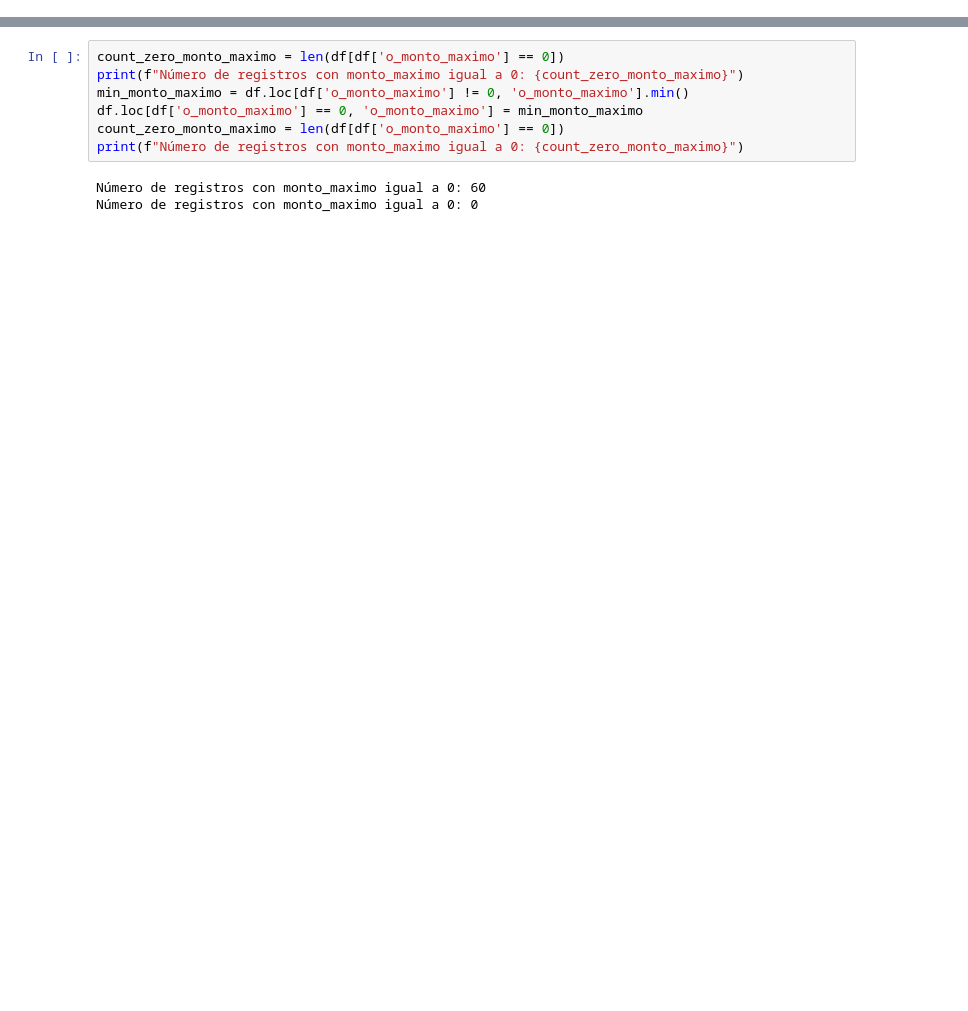
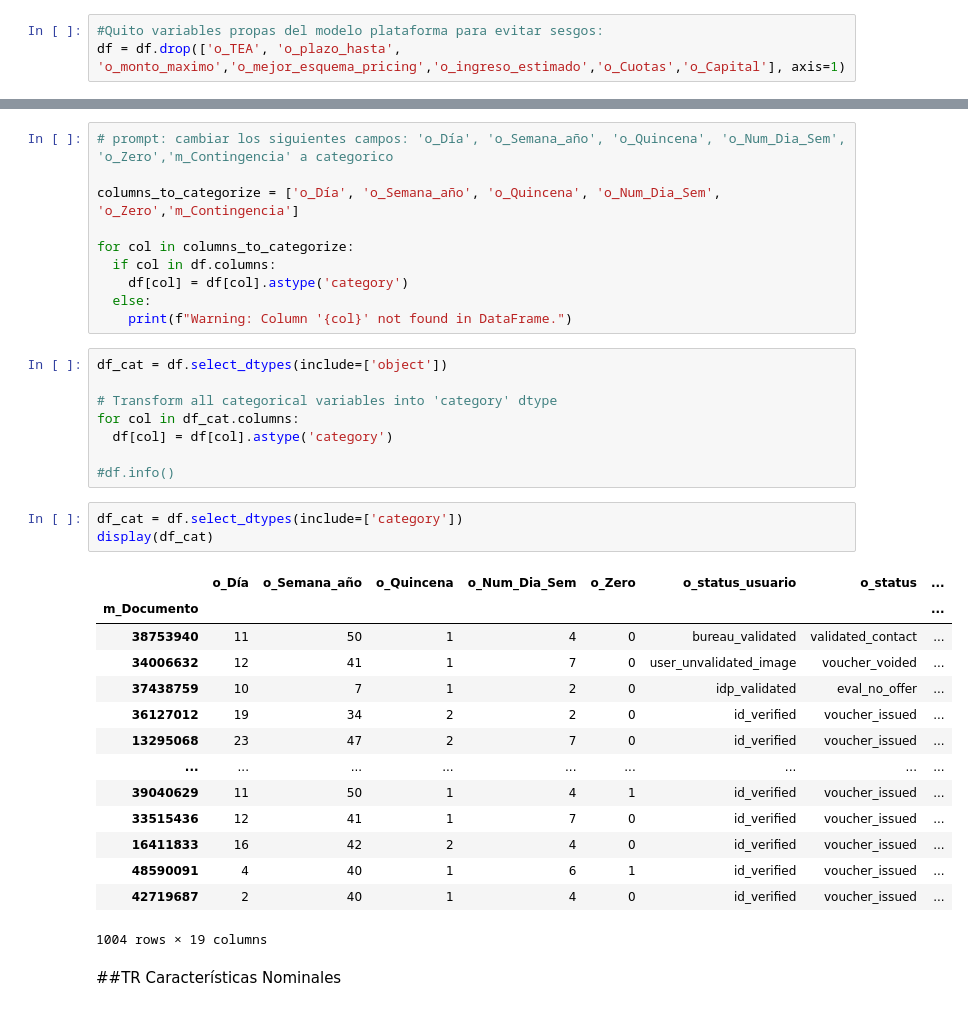
Before and after one commit to gabipalacios/Python, a Jupyter notebook: RiesgoZ2capa_V11.ipynb, the cells around one changed output, grey strips where cells are left out. Cells and saved outputs as stored; diff of their text form; blank space fills up the shorter version.

```diff
--- a/RiesgoZ2capa_V11.ipynb
+++ b/RiesgoZ2capa_V11.ipynb
@@ -67,3 +123,6 @@ df = df.drop('o_Hora', axis=1)
+# %%
+#Quito variables propas del modelo plataforma para evitar sesgos:
+df = df.drop(['o_TEA', 'o_plazo_hasta', 'o_monto_maximo','o_mejor_esquema_pricing','o_ingreso_estimado','o_Cuotas','o_Capital'], axis=1)
 # %%
 df.columns
 # %% [output]
@@ -81,11 +138,39 @@ Index(['o_Documento', 'o_Día', 'o_Semana_año', 'o_Quincena', 'o_Num_Dia_Sem',
       dtype='object')
-# %%
-count_zero_monto_maximo = len(df[df['o_monto_maximo'] == 0])
-print(f"Número de registros con monto_maximo igual a 0: {count_zero_monto_maximo}")
-min_monto_maximo = df.loc[df['o_monto_maximo'] != 0, 'o_monto_maximo'].min()
-df.loc[df['o_monto_maximo'] == 0, 'o_monto_maximo'] = min_monto_maximo
-count_zero_monto_maximo = len(df[df['o_monto_maximo'] == 0])
-print(f"Número de registros con monto_maximo igual a 0: {count_zero_monto_maximo}")
-# %% [output]
-Número de registros con monto_maximo igual a 0: 60
-Número de registros con monto_maximo igual a 0: 0
+# %%
+# prompt: cambiar los siguientes campos: 'o_Día', 'o_Semana_año', 'o_Quincena', 'o_Num_Dia_Sem', 'o_Zero','m_Contingencia' a categorico
+
+columns_to_categorize = ['o_Día', 'o_Semana_año', 'o_Quincena', 'o_Num_Dia_Sem', 'o_Zero','m_Contingencia']
+
+for col in columns_to_categorize:
+  if col in df.columns:
+    df[col] = df[col].astype('category')
+  else:
+    print(f"Warning: Column '{col}' not found in DataFrame.")
+# %%
+df_cat = df.select_dtypes(include=['object'])
+
+# Transform all categorical variables into 'category' dtype
+for col in df_cat.columns:
+  df[col] = df[col].astype('category')
+
+#df.info()
+# %%
+df_cat = df.select_dtypes(include=['category'])
+display(df_cat)
+# %% [output]
+|  | o_Día | o_Semana_año | o_Quincena | o_Num_Dia_Sem | o_Zero | o_status_usuario | o_status | ... |
+| m_Documento |  |  |  |  |  |  |  | ... |
+| 38753940 | 11 | 50 | 1 | 4 | 0 | bureau_validated | validated_contact | ... |
+| 34006632 | 12 | 41 | 1 | 7 | 0 | user_unvalidated_image | voucher_voided | ... |
+| 37438759 | 10 | 7 | 1 | 2 | 0 | idp_validated | eval_no_offer | ... |
+| 36127012 | 19 | 34 | 2 | 2 | 0 | id_verified | voucher_issued | ... |
+| 13295068 | 23 | 47 | 2 | 7 | 0 | id_verified | voucher_issued | ... |
+| ... | ... | ... | ... | ... | ... | ... | ... | ... |
+| 39040629 | 11 | 50 | 1 | 4 | 1 | id_verified | voucher_issued | ... |
+| 33515436 | 12 | 41 | 1 | 7 | 0 | id_verified | voucher_issued | ... |
+| 16411833 | 16 | 42 | 2 | 4 | 0 | id_verified | voucher_issued | ... |
+| 48590091 | 4 | 40 | 1 | 6 | 1 | id_verified | voucher_issued | ... |
+| 42719687 | 2 | 40 | 1 | 4 | 0 | id_verified | voucher_issued | ... |
+1004 rows × 19 columns
+# %% [markdown]
+##TR Características Nominales
```
Also changed, not shown: parts of 24 cells of this notebook.
